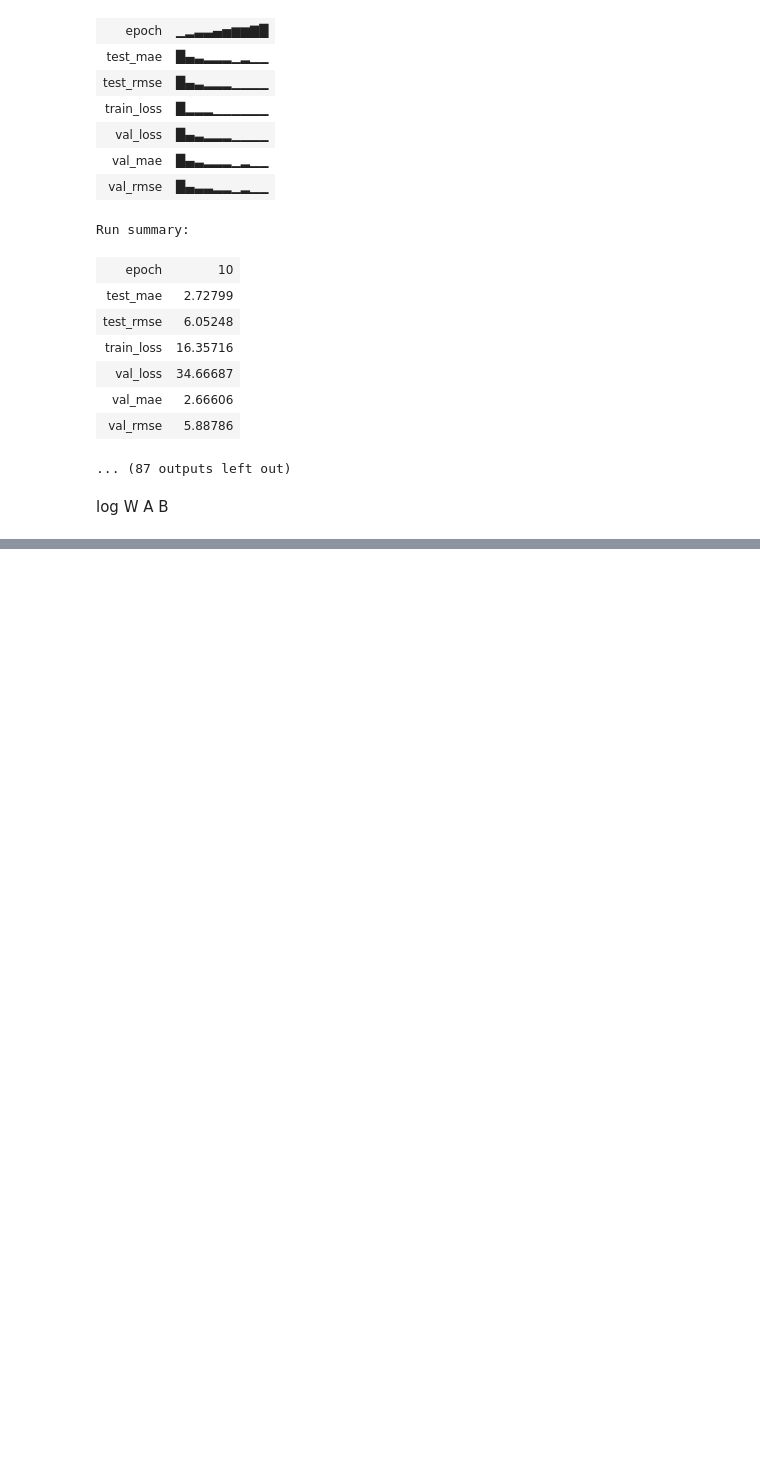
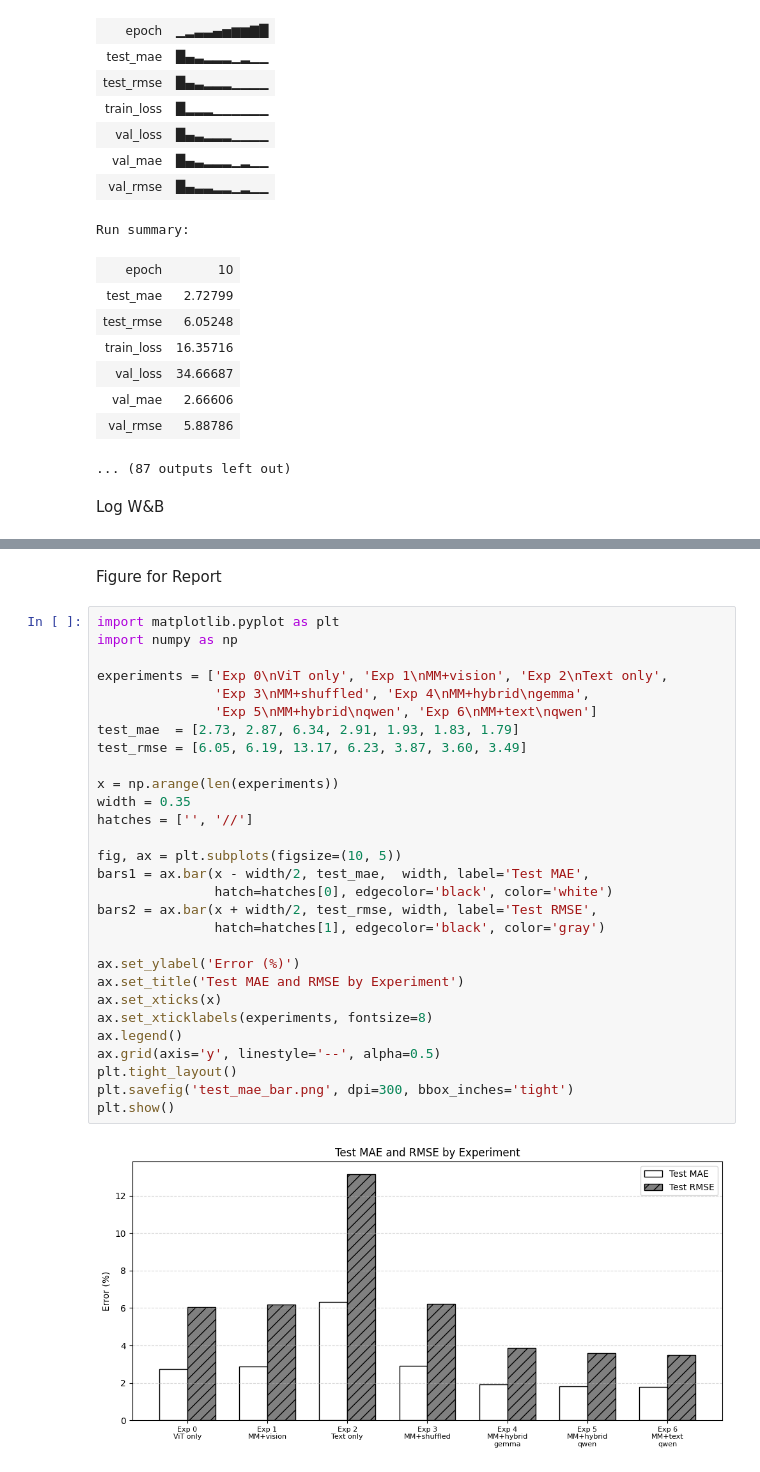
Before and after one commit to ilaydaergur/multimodal-landcover-transformers, a Jupyter notebook: notebooks/DI725_phase2_final.ipynb, the cells around one changed output, grey strips where cells are left out. Cells and saved outputs as stored; diff of their text form; blank space fills up the shorter version.

Commit message:
Update final notebook with Phase 2 experiments

```diff
--- a/notebooks/DI725_phase2_final.ipynb
+++ b/notebooks/DI725_phase2_final.ipynb
@@ -1070,7 +1068,7 @@ Run summary:
 | val_rmse | 5.88786 |
 ... (87 outputs left out)
 # %% [markdown]
-log W A B
+Log W&B
 # %%
 wandb.init(project=PROJECT_NAME, name="phase2_results_summary", reinit=True)
 
@@ -1102,3 +1100,36 @@ Find logs at: ./wandb/run-20260503_125154-oeaxqnwf/logs
 | 4 | proposed_vit_distilbert_hybrid_gemma | multimodal | safe_hybrid_gemma3-4b | 1.888699 | 3.762816 | 1.930149 | 3.872188 |
 | 5 | proposed_vit_distilbert_hybrid_qwen | multimodal | safe_hybrid_qwen3-vl-8b | 1.821700 | 3.565384 | 1.828915 | 3.604439 |
 | 6 | proposed_vit_distilbert_text_qwen | multimodal | safe_text_qwen3-4b | 1.738669 | 3.326805 | 1.794996 | 3.485219 |
+# %% [markdown]
+Figure for Report
+# %%
+import matplotlib.pyplot as plt
+import numpy as np
+
+experiments = ['Exp 0\nViT only', 'Exp 1\nMM+vision', 'Exp 2\nText only',
+               'Exp 3\nMM+shuffled', 'Exp 4\nMM+hybrid\ngemma',
+               'Exp 5\nMM+hybrid\nqwen', 'Exp 6\nMM+text\nqwen']
+test_mae  = [2.73, 2.87, 6.34, 2.91, 1.93, 1.83, 1.79]
+test_rmse = [6.05, 6.19, 13.17, 6.23, 3.87, 3.60, 3.49]
+
+x = np.arange(len(experiments))
+width = 0.35
+hatches = ['', '//']
+
+fig, ax = plt.subplots(figsize=(10, 5))
+bars1 = ax.bar(x - width/2, test_mae,  width, label='Test MAE',
+               hatch=hatches[0], edgecolor='black', color='white')
+bars2 = ax.bar(x + width/2, test_rmse, width, label='Test RMSE',
+               hatch=hatches[1], edgecolor='black', color='gray')
+
+ax.set_ylabel('Error (%)')
+ax.set_title('Test MAE and RMSE by Experiment')
+ax.set_xticks(x)
+ax.set_xticklabels(experiments, fontsize=8)
+ax.legend()
+ax.grid(axis='y', linestyle='--', alpha=0.5)
+plt.tight_layout()
+plt.savefig('test_mae_bar.png', dpi=300, bbox_inches='tight')
+plt.show()
+# %% [output]
+[figure, added]
```
Also changed, not shown: parts of 6 cells of this notebook.
